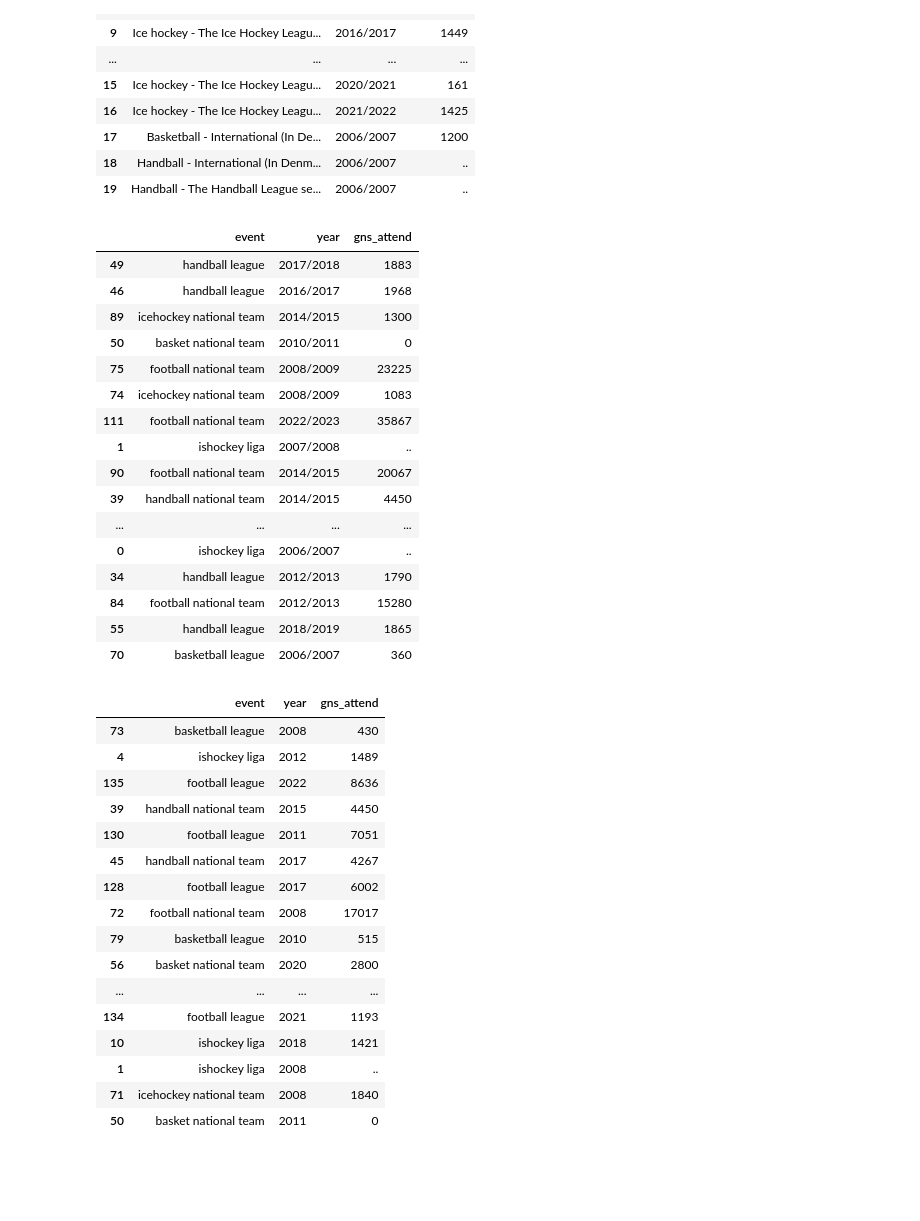
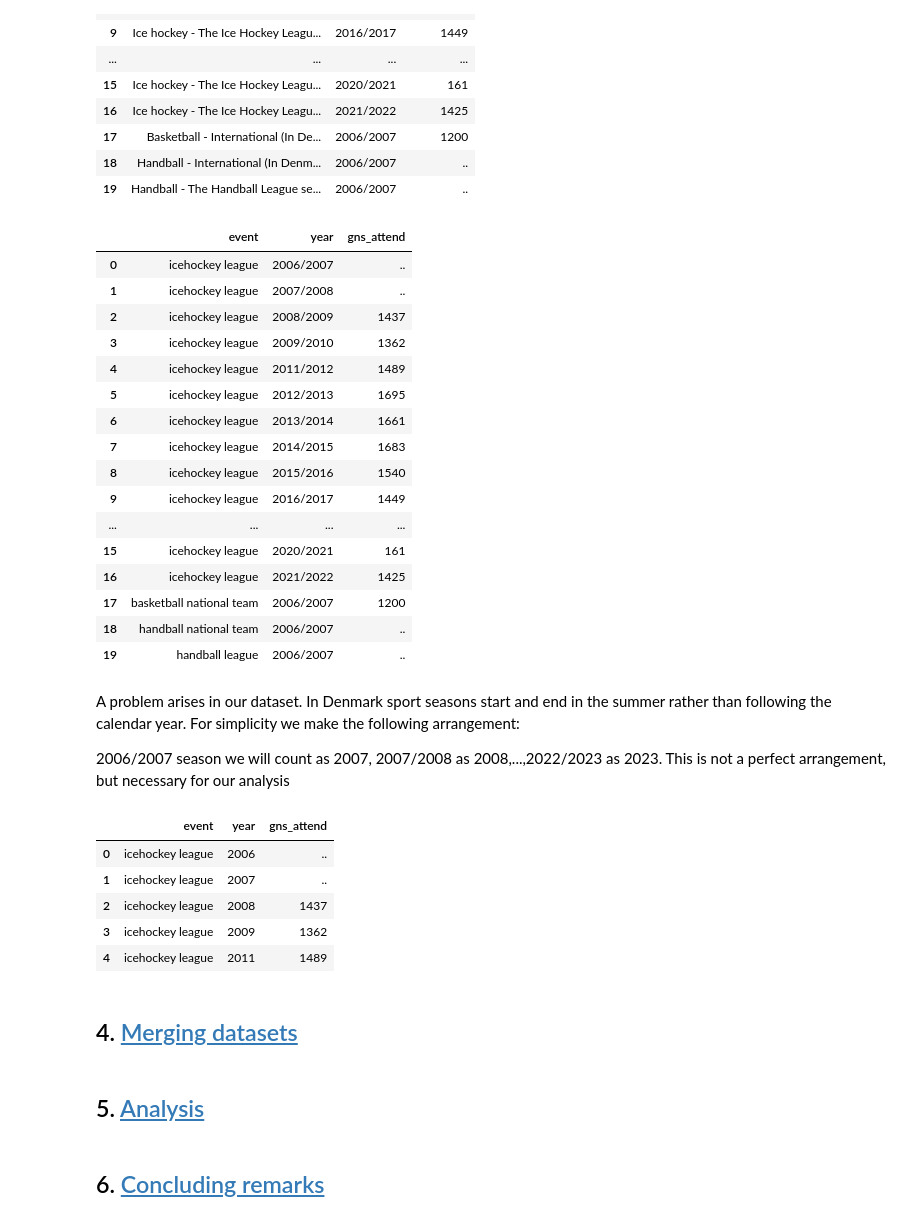
Before and after one commit to NumEconCopenhagen/projects-2024-Simon-C-og-Jens-H, a Jupyter notebook: dataproject/dataproject.ipynb, the cells around one changed output. Cells and saved outputs as stored; diff of their text form; code cells hidden in the pictures; blank space fills up the shorter version.

```diff
--- a/dataproject/dataproject.ipynb
+++ b/dataproject/dataproject.ipynb
@@ -434,74 +452,74 @@ new_names = {
     'Handball - The Handball League season total - men':'handball league'
 }
 
+# Applying the new names
 sport_api['event'] = sport_api['event'].replace(new_names)
 
-sport_api.sample(20)
+sport_api.head(20)
 # %% [output]
 |  | event | year | gns_attend |
-| 49 | handball league | 2017/2018 | 1883 |
-| 46 | handball league | 2016/2017 | 1968 |
-| 89 | icehockey national team | 2014/2015 | 1300 |
-| 50 | basket national team | 2010/2011 | 0 |
-| 75 | football national team | 2008/2009 | 23225 |
-| 74 | icehockey national team | 2008/2009 | 1083 |
-| 111 | football national team | 2022/2023 | 35867 |
-| 1 | ishockey liga | 2007/2008 | .. |
-| 90 | football national team | 2014/2015 | 20067 |
-| 39 | handball national team | 2014/2015 | 4450 |
+| 0 | icehockey league | 2006/2007 | .. |
+| 1 | icehockey league | 2007/2008 | .. |
+| 2 | icehockey league | 2008/2009 | 1437 |
+| 3 | icehockey league | 2009/2010 | 1362 |
+| 4 | icehockey league | 2011/2012 | 1489 |
+| 5 | icehockey league | 2012/2013 | 1695 |
+| 6 | icehockey league | 2013/2014 | 1661 |
+| 7 | icehockey league | 2014/2015 | 1683 |
+| 8 | icehockey league | 2015/2016 | 1540 |
+| 9 | icehockey league | 2016/2017 | 1449 |
 | ... | ... | ... | ... |
-| 0 | ishockey liga | 2006/2007 | .. |
-| 34 | handball league | 2012/2013 | 1790 |
-| 84 | football national team | 2012/2013 | 15280 |
-| 55 | handball league | 2018/2019 | 1865 |
-| 70 | basketball league | 2006/2007 | 360 |
+| 15 | icehockey league | 2020/2021 | 161 |
+| 16 | icehockey league | 2021/2022 | 1425 |
+| 17 | basketball national team | 2006/2007 | 1200 |
+| 18 | handball national team | 2006/2007 | .. |
+| 19 | handball league | 2006/2007 | .. |
+# %% [markdown]
+A problem arises in our dataset. In Denmark sport seasons start and end in the summer rather than following the calendar year. For simplicity we make the following arrangement:
+
+2006/2007 season we will count as 2007, 2007/2008 as 2008,...,2022/2023 as 2023. This is not a perfect arrangement, but necessary for our analysis
 # %%
 # Changes the years for comparison
 new_years = {
     '2006/2007':'2007',
     '2007/2008':'2008',
     '2008/2009':'2009',
     '2009/2010':'2010',
     '2010/2011':'2011',
     '2011/2012':'2012',
     '2012/2013':'2013',
     '2013/2014':'2014',
     '2014/2015':'2015',
     '2015/2016':'2016',
     '2016/2017':'2017',
     '2017/2018':'2018',
     '2018/2019':'2019',
     '2019/2020':'2020',
     '2020/2021':'2021',
     '2021/2022':'2022',
     '2022/2023':'2023'
 }
 
 # Tries to create a loop for simplicity
 new_year_loop = {}
 for year in range(2006,2023+1):
     year_str = str(year)
     next_year_str = str(year+1)
     new_year_loop[f'{year_str}/{next_year_str}'] = year_str
 
 # Check
 sport_api['year'] = sport_api['year'].replace(new_year_loop)
-sport_api.sample(20)
+sport_api.head(5)
 # %% [output]
 |  | event | year | gns_attend |
-| 73 | basketball league | 2008 | 430 |
-| 4 | ishockey liga | 2012 | 1489 |
-| 135 | football league | 2022 | 8636 |
-| 39 | handball national team | 2015 | 4450 |
-| 130 | football league | 2011 | 7051 |
-| 45 | handball national team | 2017 | 4267 |
-| 128 | football league | 2017 | 6002 |
-| 72 | football national team | 2008 | 17017 |
-| 79 | basketball league | 2010 | 515 |
-| 56 | basket national team | 2020 | 2800 |
-| ... | ... | ... | ... |
-| 134 | football league | 2021 | 1193 |
-| 10 | ishockey liga | 2018 | 1421 |
-| 1 | ishockey liga | 2008 | .. |
-| 71 | icehockey national team | 2008 | 1840 |
-| 50 | basket national team | 2011 | 0 |
+| 0 | icehockey league | 2006 | .. |
+| 1 | icehockey league | 2007 | .. |
+| 2 | icehockey league | 2008 | 1437 |
+| 3 | icehockey league | 2009 | 1362 |
+| 4 | icehockey league | 2011 | 1489 |
+# %% [markdown]
+## 4. <a id='toc4_'></a>[Merging datasets](#toc4_)
+# %% [markdown]
+## 5. <a id='toc5_'></a>[Analysis](#toc5_)
+# %% [markdown]
+## 6. <a id='toc6_'></a>[Concluding remarks](#toc6_)
```
Also changed, not shown: parts of 21 cells of this notebook.
